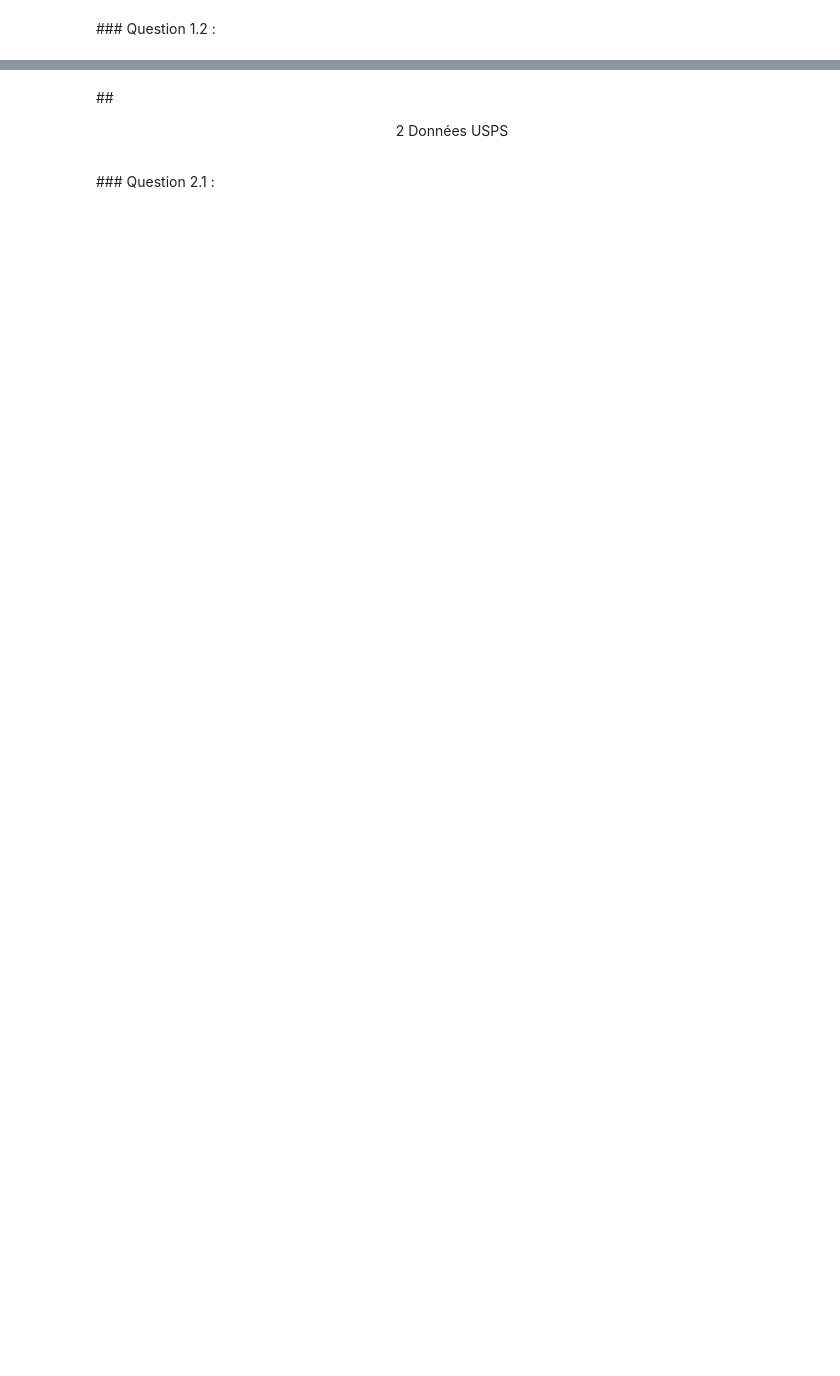
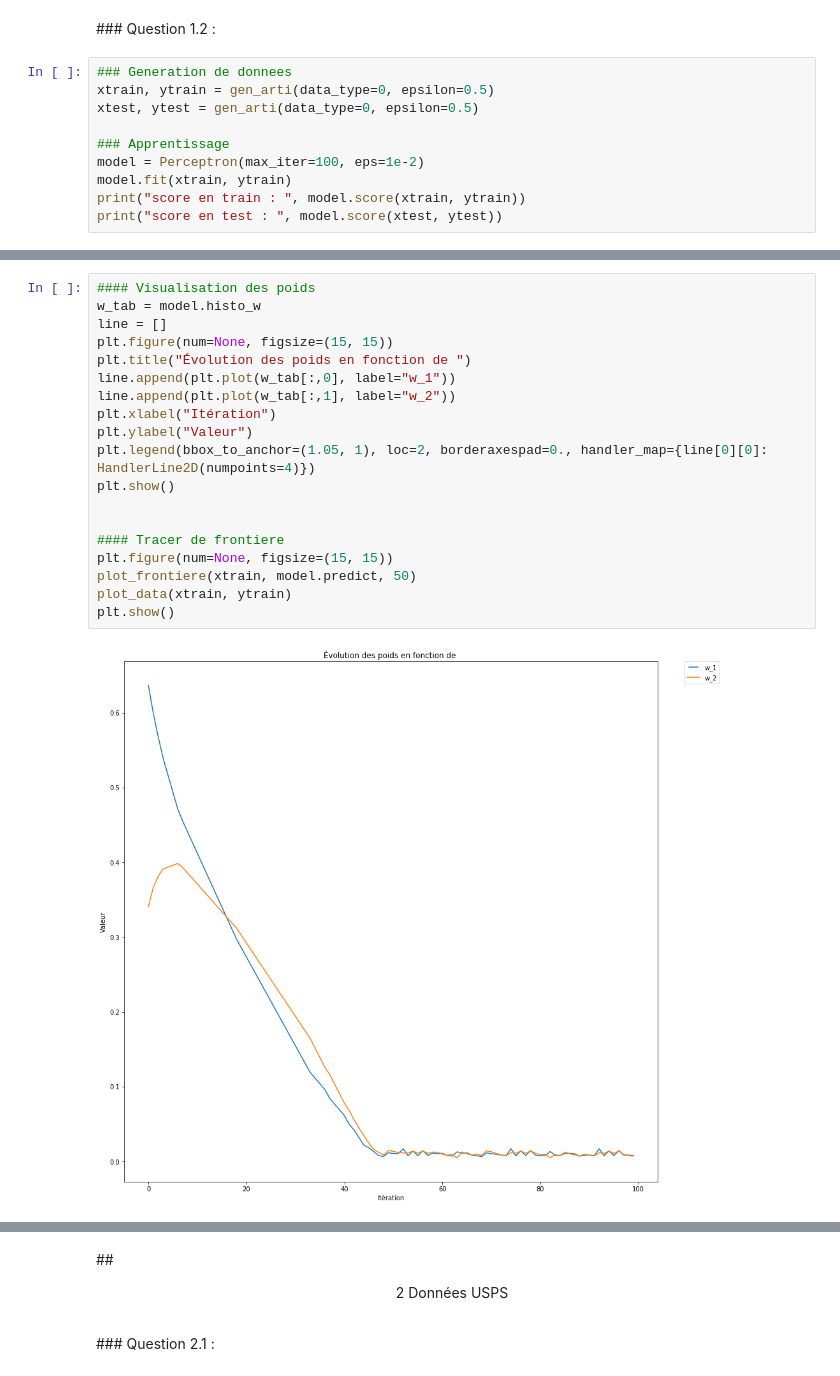
Before and after one commit to ClementRiu/MALAP_TP4, a Jupyter notebook: TP5-RIU-MALAP.ipynb, the cells around one changed output, grey strips where cells are left out. Drawn from its saved outputs; the diff is of its cells as text; blank space fills up the shorter version.

```diff
--- a/TP5-RIU-MALAP.ipynb
+++ b/TP5-RIU-MALAP.ipynb
@@ -193,2 +199,12 @@ print(grad_hinge(w, data, y), grad_hinge(w, data[0], y[0]).shape, grad_hinge(w,
 # %% [markdown]
 ### Question 1.2 :
+# %%
+### Generation de donnees
+xtrain, ytrain = gen_arti(data_type=0, epsilon=0.5)
+xtest, ytest = gen_arti(data_type=0, epsilon=0.5)
+
+### Apprentissage
+model = Perceptron(max_iter=100, eps=1e-2)
+model.fit(xtrain, ytrain)
+print("score en train : ", model.score(xtrain, ytrain))
+print("score en test : ", model.score(xtest, ytest))
@@ -194,0 +223,21 @@ print(grad_hinge(w, data, y), grad_hinge(w, data[0], y[0]).shape, grad_hinge(w,
+# %%
+#### Visualisation des poids
+w_tab = model.histo_w
+line = []
+plt.figure(num=None, figsize=(15, 15))
+plt.title("Évolution des poids en fonction de ")
+line.append(plt.plot(w_tab[:,0], label="w_1"))
+line.append(plt.plot(w_tab[:,1], label="w_2"))
+plt.xlabel("Itération")
+plt.ylabel("Valeur")
+plt.legend(bbox_to_anchor=(1.05, 1), loc=2, borderaxespad=0., handler_map={line[0][0]: HandlerLine2D(numpoints=4)})
+plt.show()
+
+
+#### Tracer de frontiere
+plt.figure(num=None, figsize=(15, 15))
+plot_frontiere(xtrain, model.predict, 50)
+plot_data(xtrain, ytrain)
+plt.show()
+# %% [output]
+[figure, added]
```
Also changed, not shown: parts of 24 cells of this notebook.
